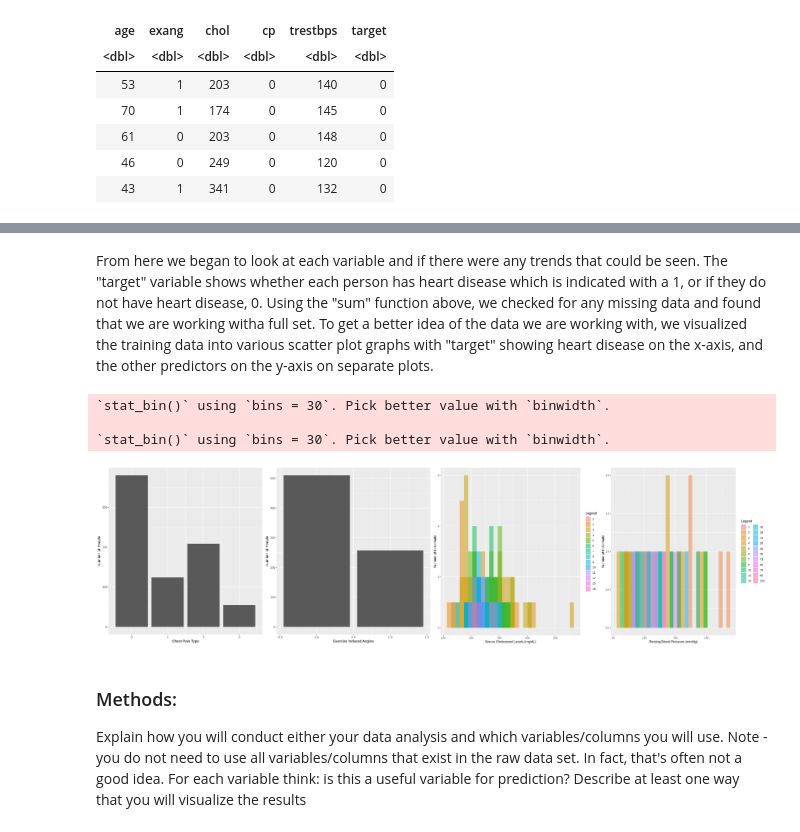
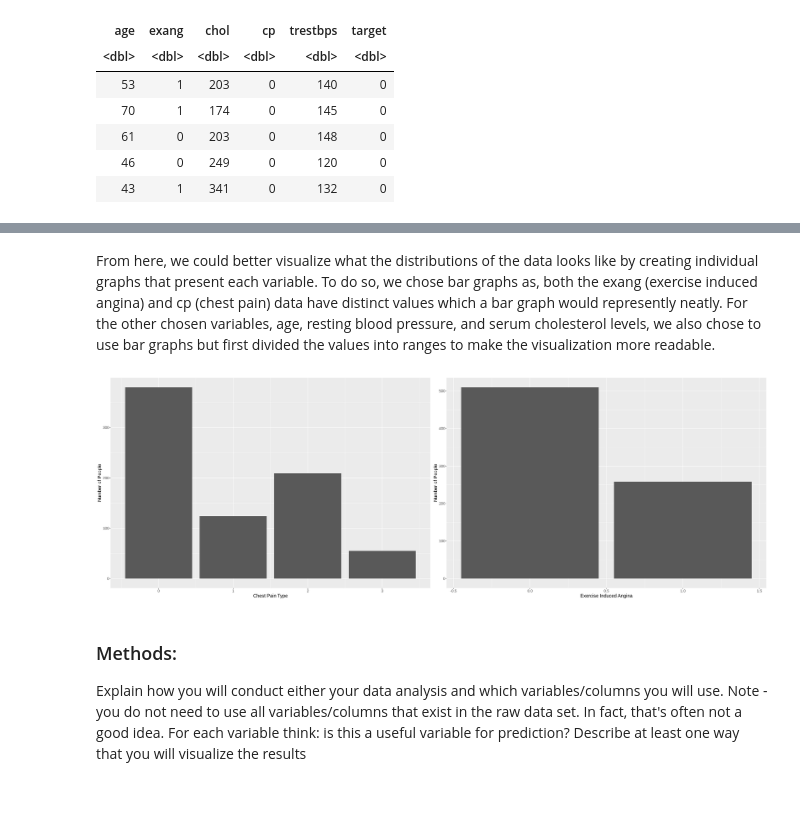
Before and after one commit to jennywyzhao/dsci-group-project-002-14, a Jupyter notebook: Project-Proposal.ipynb, the cells around one changed output, grey strips where cells are left out. Drawn from its saved outputs; the diff is of its cells as text; code cells hidden in the pictures; blank space fills up the shorter version.

```diff
--- a/Project-Proposal.ipynb
+++ b/Project-Proposal.ipynb
@@ -80,17 +80,24 @@ Since some of the variables we chose have values representing a condition, e.g.
 cp_val <- heart_train |>
   group_by(cp)|>
   summarise(counts = n())
-
+cp_val
 
 exang_val <- heart_train |>
    group_by(exang)|>
    summarise(counts=n())
+exang_val
 
 
 chol_val <- heart_train |>
    group_by(chol)|>
    summarise(counts=n())
 
-trestbps_val <- heart_train |>
-   group_by(trestbps)|>
-   summarise(counts=n())
+#trestbps_val <- heart_train |>
+  # group_by(trestbps)|>
+   #summarise(counts=n())
+
+trestbps_1 <- heart_train |>
+   select(trestbps)|>
+   arrange(trestbps)
+
+trestbps_val
@@ -97,25 +136,24 @@ trestbps_val <- heart_train |>
 # %% [markdown]
-From here we began to look at each variable and if there were any trends that could be seen. The "target" variable shows whether each person has heart disease which is indicated with a 1, or if they do not have heart disease, 0. Using the "sum" function above, we checked for any missing data and found that we are working witha full set. To get a better idea of the data we are working with, we visualized the training data into various scatter plot graphs with "target" showing heart disease on the x-axis, and the other predictors on the y-axis on separate plots.
+From here, we could better visualize what the distributions of the data looks like by creating individual graphs that present each variable. To do so, we chose bar graphs as, both the exang (exercise induced angina) and cp (chest pain) data have distinct values which a bar graph would represently neatly. For the other chosen variables, age, resting blood pressure, and serum cholesterol levels, we also chose to use bar graphs but first divided the values into ranges to make the visualization more readable.
 # %%
-options(repr.plot.width = 30, repr.plot.height = 8)
+options(repr.plot.width = 30, repr.plot.height = 10)
 
 cp_plot <- ggplot(cp_val, aes(x = cp, y = counts)) +
   geom_bar(stat = "identity")+
   labs(x = "Chest Pain Type", y = "Number of People") +
-  theme(text = element_text(size = 12))
-
+  theme(text = element_text(size = 15))
 
 exang_plot <- ggplot(exang_val, aes(x = exang, y = counts)) +
   geom_bar(stat = "identity")+
   labs(x = "Exercise Induced Angina", y = "Number of People") +
-  theme(text = element_text(size = 12))
+  theme(text = element_text(size = 15))
 
 require(gridExtra)
 plot1 <- qplot(1)
 plot2 <- qplot(1)
 plot3 <- qplot(1)
 plot4 <- qplot(1)
-grid.arrange(cp_plot, exang_plot, chol_plot, trestbps_plot, ncol=4)
+grid.arrange(cp_plot, exang_plot, ncol=2)
 
 chol_plot <-  ggplot(chol_val, aes(x = chol, fill = as_factor(counts))) +
   geom_histogram(alpha = 0.5, position = "identity")+
@@ -128,37 +166,34 @@ trestbps_plot <-  ggplot(trestbps_val, aes(x = trestbps, fill = as_factor(counts
   labs(x = "Resting Blood Pressure (mmHg)",
        y = "Number of Individuals",
        fill = "Legend")
 
 
 #chol_plot <- ggplot(heart_train,
        #aes(y = chol,
            #x =as.factor(target))) +
         #geom_boxplot(fill="slateblue", alpha=0.2)+
         #labs(x="Presence of Heart Disease (0=no, 1=yes)", y="Cholesteral Level" )
 
 
 #trestbps_plot<- ggplot(heart_train,
         #aes(y= trestbps,
             #x= as.factor(target))) +
     #geom_boxplot(fill="red", alpha=0.2)+
     #labs(x="Presence of Heart Disease (0=no, 1=yes)", y="Resting Blood Pressure" )
 
 
 #age_plot<- ggplot(heart_train,
         #aes(y= age,
             #x= as.factor(target))) +
     #geom_boxplot(fill="purple", alpha=0.2)+
     #labs(x="Presence of Heart Disease (0=no, 1=yes)", y="Age" )
 
 
 
 #cp_plot <-ggplot(data= heart_train, aes(x=target, y=cp,fill=group)) +
   #geom_bar()
 # %% [output]
-`stat_bin()` using `bins = 30`. Pick better value with `binwidth`.
-
-`stat_bin()` using `bins = 30`. Pick better value with `binwidth`.
-[figure, old version]
+[figure, new version]
 # %% [markdown]
 ### Methods:
 Explain how you will conduct either your data analysis and which variables/columns you will use.
```
Also changed, not shown: parts of 3 cells of this notebook.
